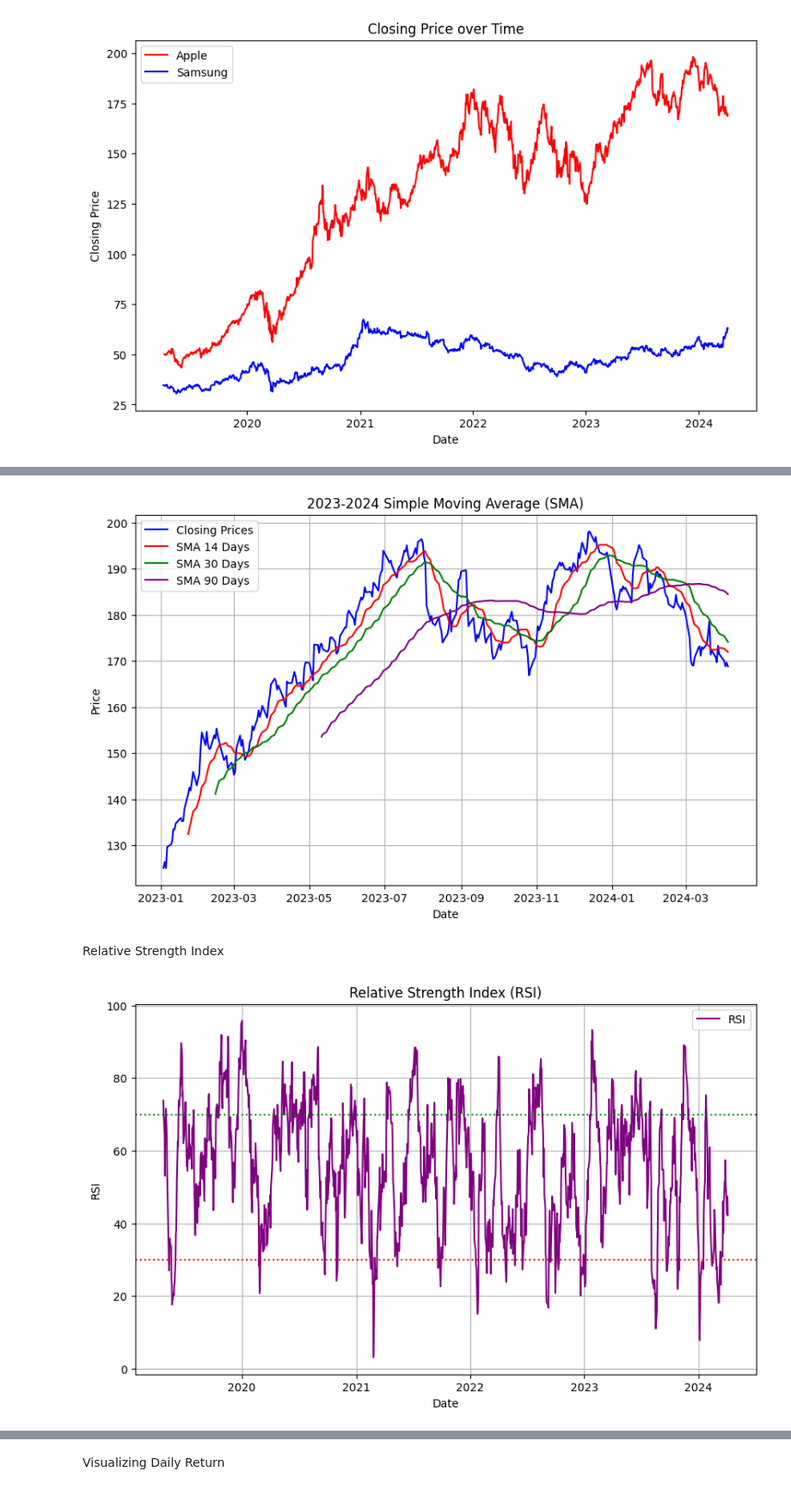
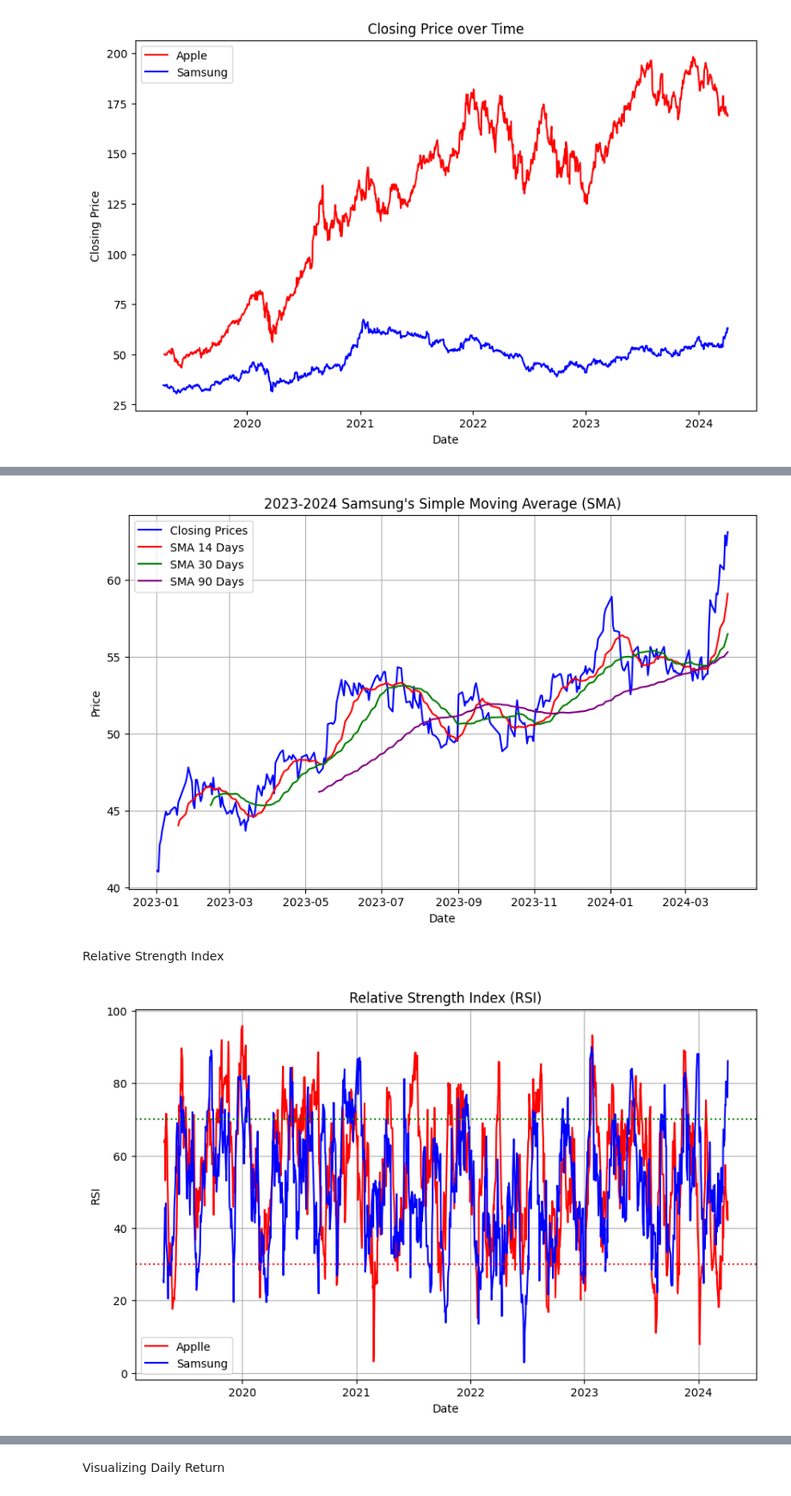
Before and after one commit to jsonshan/AAPL-Samsung-Stock-Prices, a Jupyter notebook: AAPL_SAMSUNG.ipynb, the cells around one changed output, grey strips where cells are left out. Shown at 86% size. Cells and saved outputs as stored; diff of their text form; code cells hidden in the pictures.

```diff
--- a/AAPL_SAMSUNG.ipynb
+++ b/AAPL_SAMSUNG.ipynb
@@ -354,0 +345,9 @@ plt.show()
+# %%
+samsung['SMA_50'] = samsung['Close'].rolling(window=50).mean()
+samsung['SMA_50']
+
+samsung['SMA_100'] = samsung['Close'].rolling(window=100).mean()
+samsung['SMA_100']
+
+samsung['SMA_200'] = samsung['Close'].rolling(window=200).mean()
+samsung['SMA_200']
@@ -361,54 +409,56 @@ SMA_90_2023_2024 = aapl[(aapl['Date'].dt.year == 2023) | (aapl['Date'].dt.year =
 # %%
-# Plotting SMA for 30 Days
+# Plotting 2023-2024 Apple SMA for 14/30/90 Days
 plt.figure(figsize=(10, 6))
-plt.plot(dates_2023_2024, close_2023_2024, color='blue', label='Closing Prices')
-plt.plot(dates_2023_2024, SMA_14_2023_2024, color='red', label='SMA 14 Days')
-plt.plot(dates_2023_2024, SMA_30_2023_2024, color='green', label='SMA 30 Days')
-plt.plot(dates_2023_2024, SMA_90_2023_2024, color='purple', label='SMA 90 Days')
+plt.plot(samsung_dates_2023_2024.index, samsung_close_2023_2024, color='blue', label='Closing Prices')
+plt.plot(samsung_dates_2023_2024.index, samsung_SMA_14_2023_2024, color='red', label='SMA 14 Days')
+plt.plot(samsung_dates_2023_2024.index, samsung_SMA_30_2023_2024, color='green', label='SMA 30 Days')
+plt.plot(samsung_dates_2023_2024.index, samsung_SMA_90_2023_2024, color='purple', label='SMA 90 Days')
 plt.xlabel('Date')
 plt.ylabel('Price')
-plt.title('2023-2024 Simple Moving Average (SMA)')
+plt.title('2023-2024 Samsung\'s Simple Moving Average (SMA)')
 plt.legend()
 plt.grid(True)
 plt.show()
 # %% [output]
-[figure, old version]
+[figure, new version]
 # %% [markdown]
 Relative Strength Index
 # %%
 
-def calculate_rsi(aapl, window=14):
+def calculate_rsi(dataframe, window=14):
     # Calculate price changes
-    delta = aapl['Close'].diff(1)
+    delta = dataframe['Close'].diff(1)
 
     # Separate gains (positive changes) and losses (negative changes)
     gain = (delta.where(delta > 0, 0)).rolling(window=window).mean()
     loss = (-delta.where(delta < 0, 0)).rolling(window=window).mean()
 
     # Calculate RS (Relative Strength)
     rs = gain / loss
 
     # Calculate RSI (Relative Strength Index)
     rsi = 100 - (100 / (1 + rs))
 
     return rsi
 
 # Assuming 'aapl' is your aaplFrame containing historical stock price aapl
 aapl['RSI'] = calculate_rsi(aapl)
+samsung['RSI'] = calculate_rsi(samsung)
 
 # Plot RSI
 plt.figure(figsize=(10, 6))
-plt.plot(aapl['Date'], aapl['RSI'], color='purple', label='RSI')
+plt.plot(aapl.index, aapl['RSI'], color='red', label='Applle')
+plt.plot(samsung.index, samsung['RSI'], color='blue', label='Samsung')
 plt.axhline(y=70, color='green', linestyle=':')
 plt.axhline(y=30, color='red', linestyle=':')
 plt.xlabel('Date')
 plt.ylabel('RSI')
 plt.title('Relative Strength Index (RSI)')
 plt.legend()
 plt.grid(True)
 plt.show()
 # %% [output]
-[figure, old version]
+[figure, new version]
 # %%
 # Plot RSI 2023-2024
 plt.figure(figsize=(10, 6))
```
Also changed, not shown: parts of 11 cells of this notebook.
